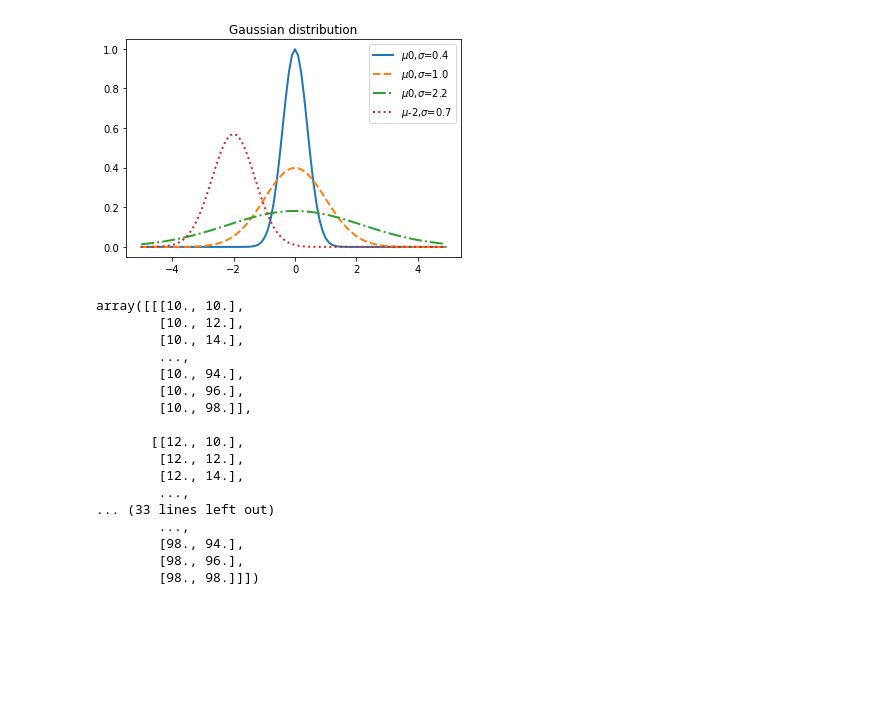
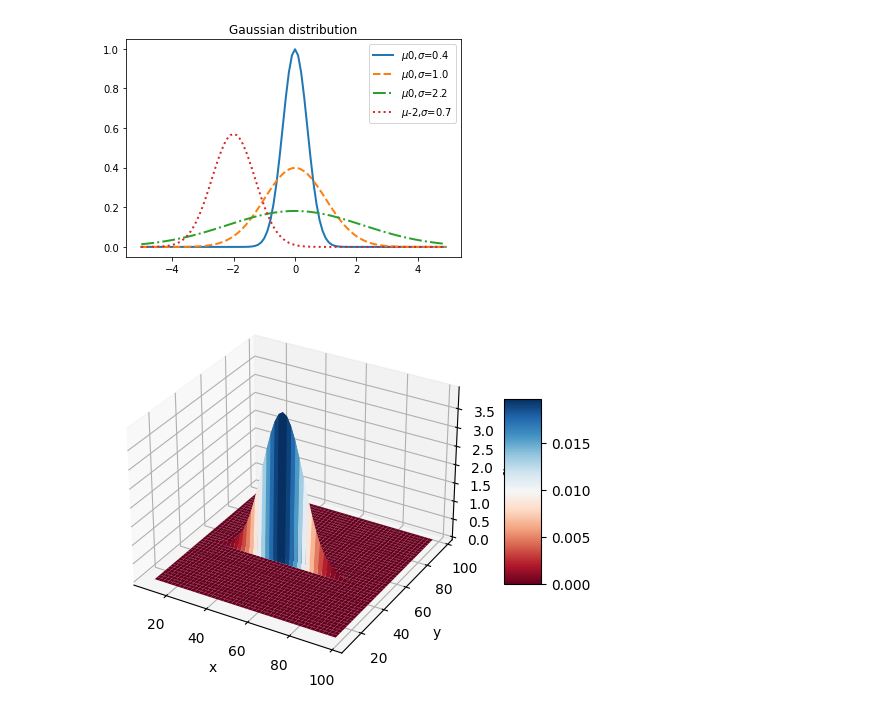
Before and after one commit to weilipan/MachineLearing, a Jupyter notebook: 3_機率.ipynb, the cells around one changed output. Cells and saved outputs as stored; diff of their text form; code cells hidden in the pictures; blank space fills up the shorter version.

```diff
--- a/3_機率.ipynb
+++ b/3_機率.ipynb
@@ -95,34 +95,31 @@ plt.show()
 # %%
 # 二元或多元隨機變數，二元常態分佈
 from scipy.stats import multivariate_normal
 from mpl_toolkits.mplot3d import Axes3D
 from matplotlib import cm
+import matplotlib.pyplot as plt
 # 產生資料
 # https://numpy.org/doc/stable/reference/generated/numpy.mgrid.html
 x,y = np.mgrid[10:100:2,10:100:2]
 pos=np.empty(x.shape+(2,))
 pos[:,:,0],pos[:,:,1]=x,y
 
 # 設定x,y的平均分別為50,50
 # 共變異矩陣則為[[100,0],[0,100]]
 rv=multivariate_normal([50,50],[100,0],[0,100])
 
 # 二元常態分佈的機率密度函數
+z=rv.pdf(pos)
+fig=plt.figure(dpi=100)
+ax=fig.add_subplot(projection='3d')
+surf=ax.plot_surface(x,y,z,cmap=cm.RdBu)
+
+fig.colorbar(surf,shrink=0.5,aspect=5)
+ax.set_xlabel('x')
+ax.set_ylabel('y')
+ax.set_zlabel('f(x,y)')
+ax.ticklabel_format(style='sci',axis='z',scilimits=(0,0))
+plt.tight_layout()
+plt.show()
 # %% [output]
-array([[[10., 10.],
-        [10., 12.],
-        [10., 14.],
-        ...,
-        [10., 94.],
-        [10., 96.],
-        [10., 98.]],
-
-       [[12., 10.],
-        [12., 12.],
-        [12., 14.],
-        ...,
-... (33 lines left out)
-        ...,
-        [98., 94.],
-        [98., 96.],
-        [98., 98.]]])
+[figure, added]
```
Also changed, not shown: parts of 2 cells of this notebook.
